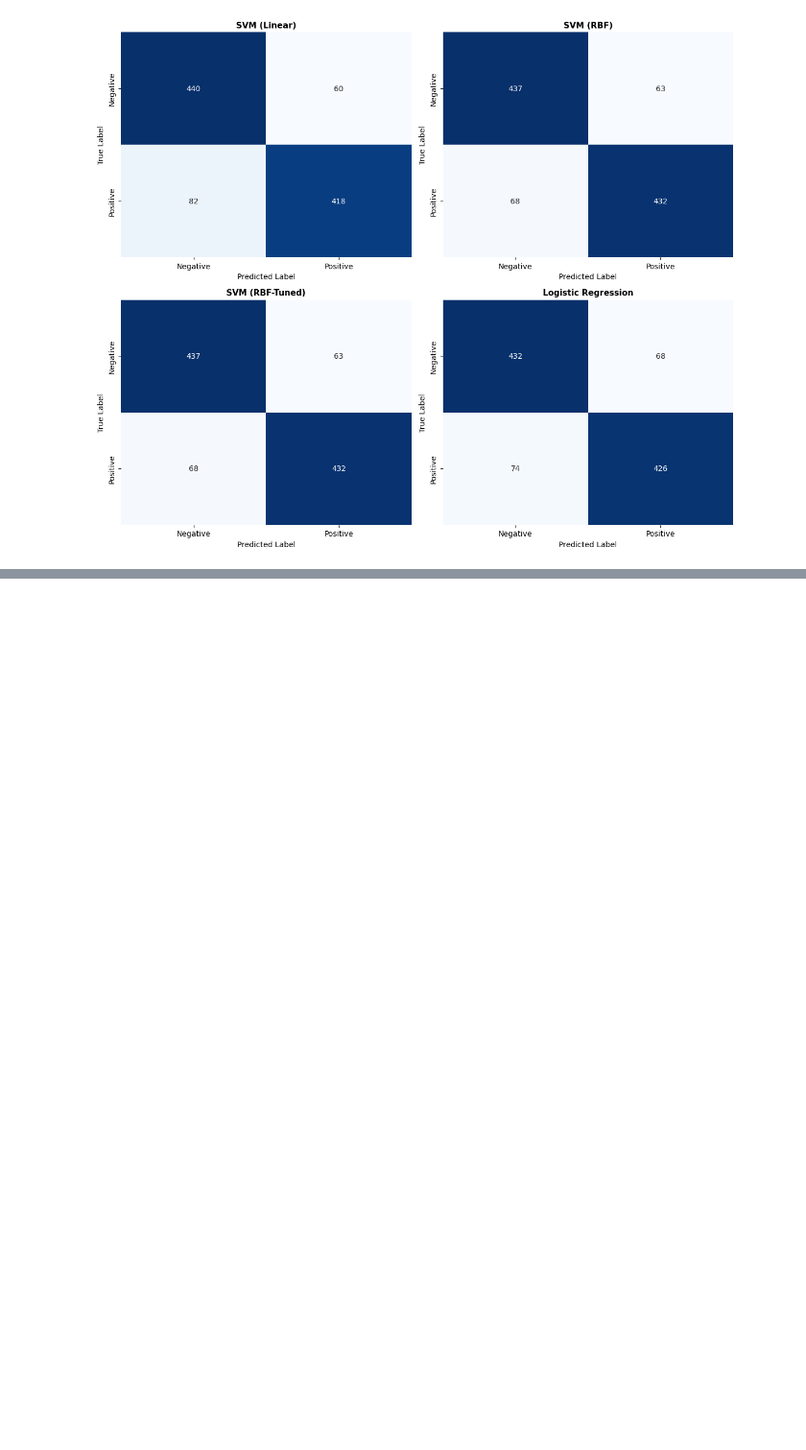
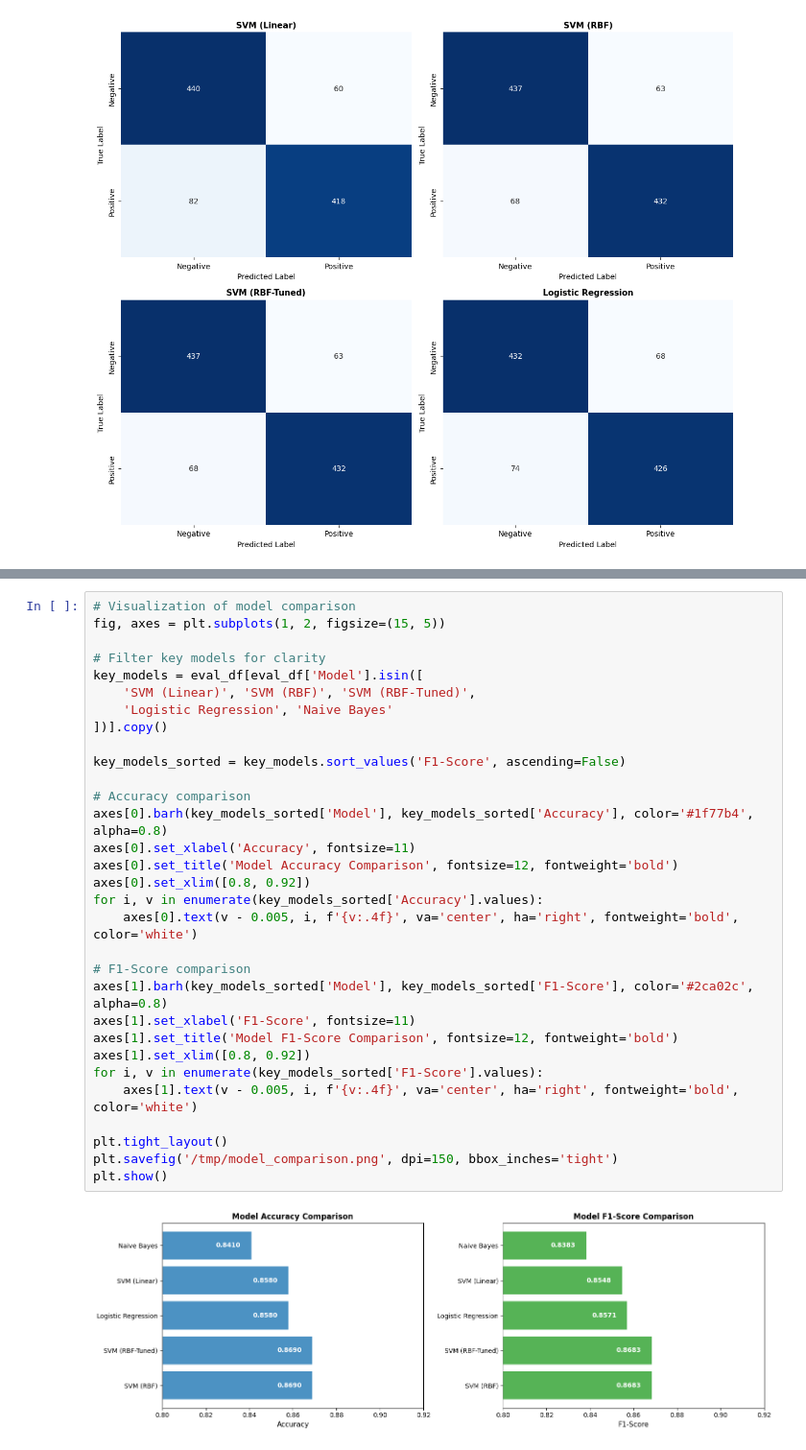
Before and after one commit to Dhrupad-05/Projects, a Jupyter notebook: Sentiment_Analysis_of_Movie_Reviews_using_SVM,_Logistic_Regression,_and_Naive_Bayes.ipynb, the cells around one changed output, grey strips where cells are left out. Shown at 96% size. Cells and saved outputs as stored; diff of their text form; blank space fills up the shorter version.

Commit message:
Model Comparison

```diff
--- a/Sentiment_Analysis_of_Movie_Reviews_using_SVM,_Logistic_Regression,_and_Naive_Bayes.ipynb
+++ b/Sentiment_Analysis_of_Movie_Reviews_using_SVM,_Logistic_Regression,_and_Naive_Bayes.ipynb
@@ -731,0 +751,33 @@ plt.show()
+# %%
+# Visualization of model comparison
+fig, axes = plt.subplots(1, 2, figsize=(15, 5))
+
+# Filter key models for clarity
+key_models = eval_df[eval_df['Model'].isin([
+    'SVM (Linear)', 'SVM (RBF)', 'SVM (RBF-Tuned)',
+    'Logistic Regression', 'Naive Bayes'
+])].copy()
+
+key_models_sorted = key_models.sort_values('F1-Score', ascending=False)
+
+# Accuracy comparison
+axes[0].barh(key_models_sorted['Model'], key_models_sorted['Accuracy'], color='#1f77b4', alpha=0.8)
+axes[0].set_xlabel('Accuracy', fontsize=11)
+axes[0].set_title('Model Accuracy Comparison', fontsize=12, fontweight='bold')
+axes[0].set_xlim([0.8, 0.92])
+for i, v in enumerate(key_models_sorted['Accuracy'].values):
+    axes[0].text(v - 0.005, i, f'{v:.4f}', va='center', ha='right', fontweight='bold', color='white')
+
+# F1-Score comparison
+axes[1].barh(key_models_sorted['Model'], key_models_sorted['F1-Score'], color='#2ca02c', alpha=0.8)
+axes[1].set_xlabel('F1-Score', fontsize=11)
+axes[1].set_title('Model F1-Score Comparison', fontsize=12, fontweight='bold')
+axes[1].set_xlim([0.8, 0.92])
+for i, v in enumerate(key_models_sorted['F1-Score'].values):
+    axes[1].text(v - 0.005, i, f'{v:.4f}', va='center', ha='right', fontweight='bold', color='white')
+
+plt.tight_layout()
+plt.savefig('/tmp/model_comparison.png', dpi=150, bbox_inches='tight')
+plt.show()
+# %% [output]
+[figure, added]
```
Also changed, not shown: parts of 3 cells of this notebook.
